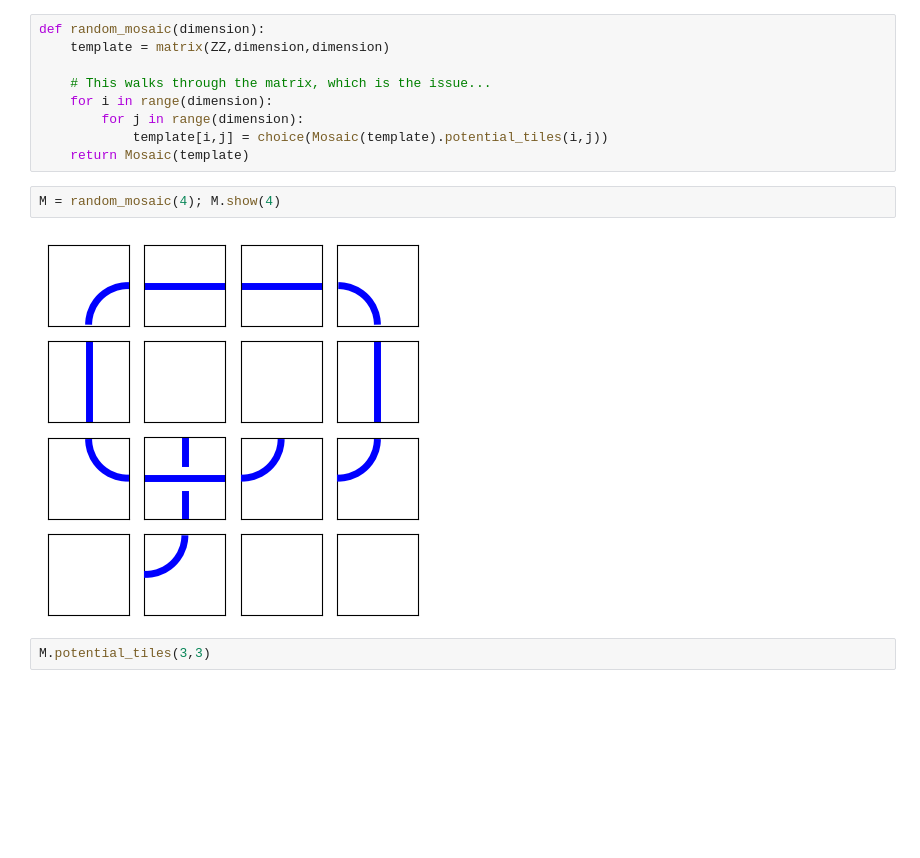
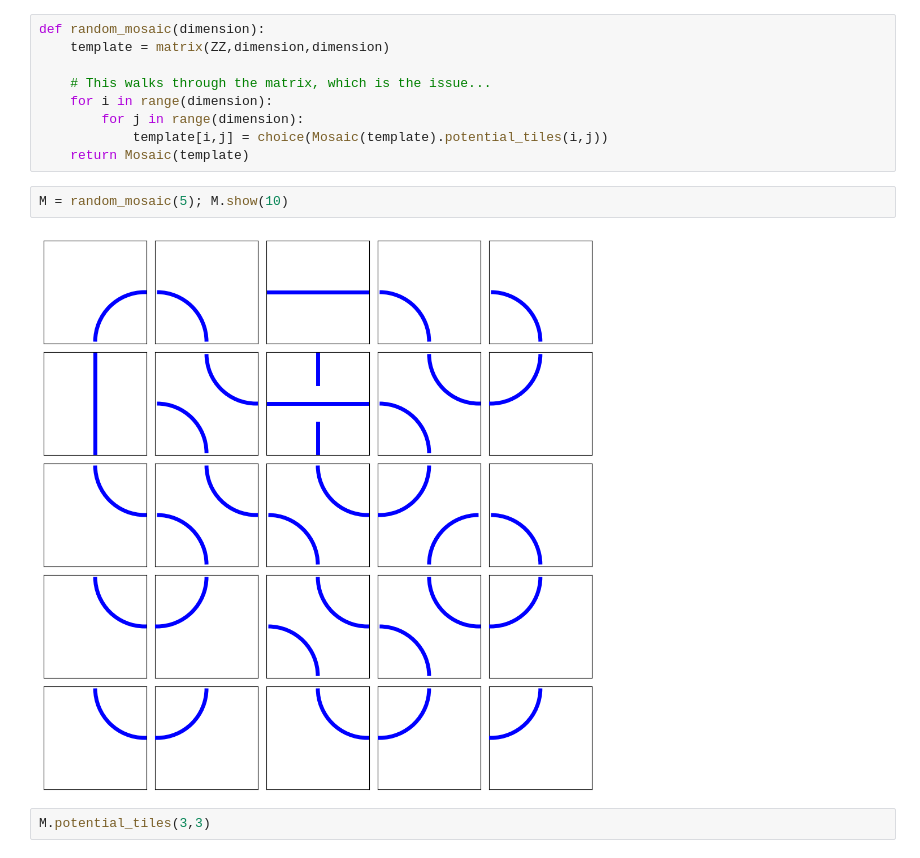
Before and after one commit to andrew-tawfeek/wild_knots, a Jupyter notebook: Random_Testing.ipynb, the cells around one changed output. Drawn from its saved outputs; the diff is of its cells as text; blank space fills up the shorter version.

```diff
--- a/Random_Testing.ipynb
+++ b/Random_Testing.ipynb
@@ -20,9 +20,9 @@ def random_mosaic(dimension):
             template[i,j] = choice(Mosaic(template).potential_tiles(i,j))
     return Mosaic(template)
 # %%
-M = random_mosaic(4); M.show(4)
+M = random_mosaic(5); M.show(10)
 # %% [output]
-[figure, old version]
+[figure, new version]
 # %%
 M.potential_tiles(3,3)
 # %% [output]
```
